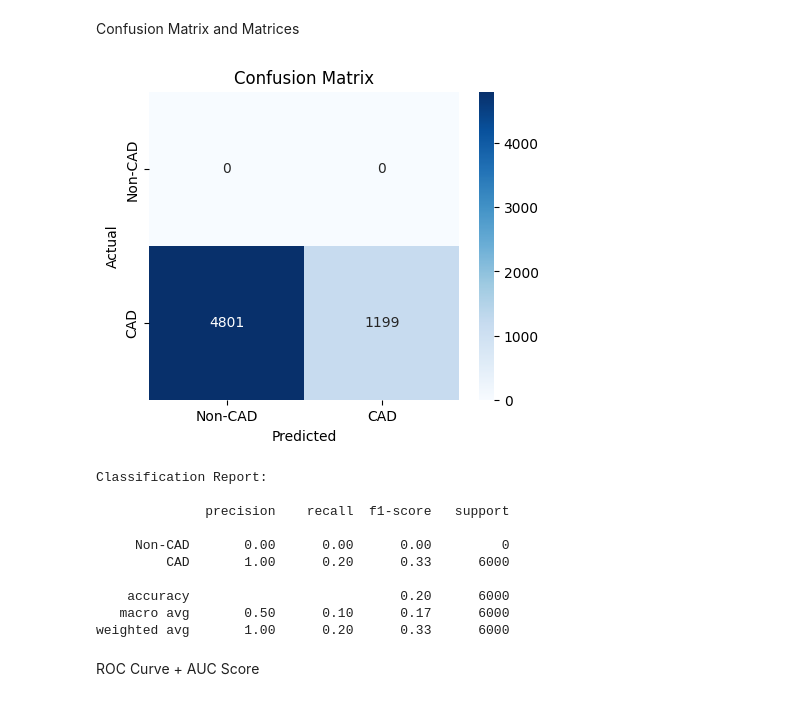
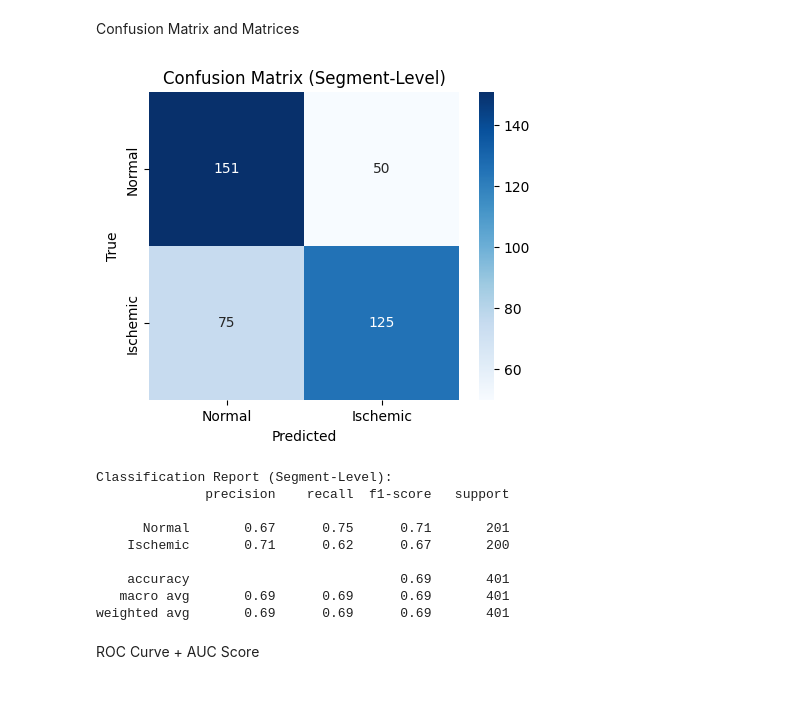
Before and after one commit to LiQuinChing/25-26J-522, a Jupyter notebook: Finalized_CAD_Ischemia_(PTB-XL).ipynb, the cells around one changed output. Cells and saved outputs as stored; diff of their text form; code cells hidden in the pictures.

```diff
--- a/Finalized_CAD_Ischemia_(PTB-XL).ipynb
+++ b/Finalized_CAD_Ischemia_(PTB-XL).ipynb
@@ -726,3 +401,28 @@ preds = (all_probs >= 0.6)  # same threshold as detect_cad_clinical
+# %%
+model.eval()
+
+test_logits = []
+test_labels = []
+test_losses = []
+
+criterion_eval = nn.BCEWithLogitsLoss()
+
+with torch.no_grad():
+    for x, y in val_loader:
+        x, y = x.to(device), y.to(device)
+
+        logits = model(x)
+        loss = criterion_eval(logits, y)
+
+        test_losses.append(loss.item())
+        test_logits.append(logits.cpu())
+        test_labels.append(y.cpu())
+
+test_logits = torch.cat(test_logits).numpy()
+test_labels = torch.cat(test_labels).numpy()
+
+test_probs = 1 / (1 + np.exp(-test_logits))
+test_preds = (test_probs >= 0.5).astype(int)
 # %% [markdown]
 Test Accuracy and Loss
 # %%
@@ -739,30 +439,36 @@ Confusion Matrix and Matrices
 # %%
 # Confusion Matrix
 
-cm = confusion_matrix(all_labels, preds)
+cm = confusion_matrix(test_labels, test_preds)
+
 plt.figure(figsize=(5,4))
-sns.heatmap(cm, annot=True, fmt='d', cmap='Blues', xticklabels=['Non-CAD','CAD'], yticklabels=['Non-CAD','CAD'])
+sns.heatmap(cm, annot=True, fmt="d", cmap="Blues",
+            xticklabels=["Normal", "Ischemic"],
+            yticklabels=["Normal", "Ischemic"])
 plt.xlabel("Predicted")
-plt.ylabel("Actual")
-plt.title("Confusion Matrix")
+plt.ylabel("True")
+plt.title("Confusion Matrix (Segment-Level)")
 plt.show()
 
 # Classification Report
 
-print("Classification Report:\n")
-print(classification_report(all_labels, preds, target_names=['Non-CAD','CAD']))
+print("Classification Report (Segment-Level):")
+print(classification_report(
+    test_labels,
+    test_preds,
+    target_names=["Normal", "Ischemic"]
+))
 # %% [output]
-[figure, old version]
+[figure, new version]
-Classification Report:
-
+Classification Report (Segment-Level):
               precision    recall  f1-score   support
 
-     Non-CAD       0.00      0.00      0.00         0
-         CAD       1.00      0.20      0.33      6000
+      Normal       0.67      0.75      0.71       201
+    Ischemic       0.71      0.62      0.67       200
 
-    accuracy                           0.20      6000
-   macro avg       0.50      0.10      0.17      6000
-weighted avg       1.00      0.20      0.33      6000
+    accuracy                           0.69       401
+   macro avg       0.69      0.69      0.69       401
+weighted avg       0.69      0.69      0.69       401
 # %% [markdown]
 ROC Curve + AUC Score
 # %%
```
Also changed, not shown: parts of 12 cells of this notebook.
